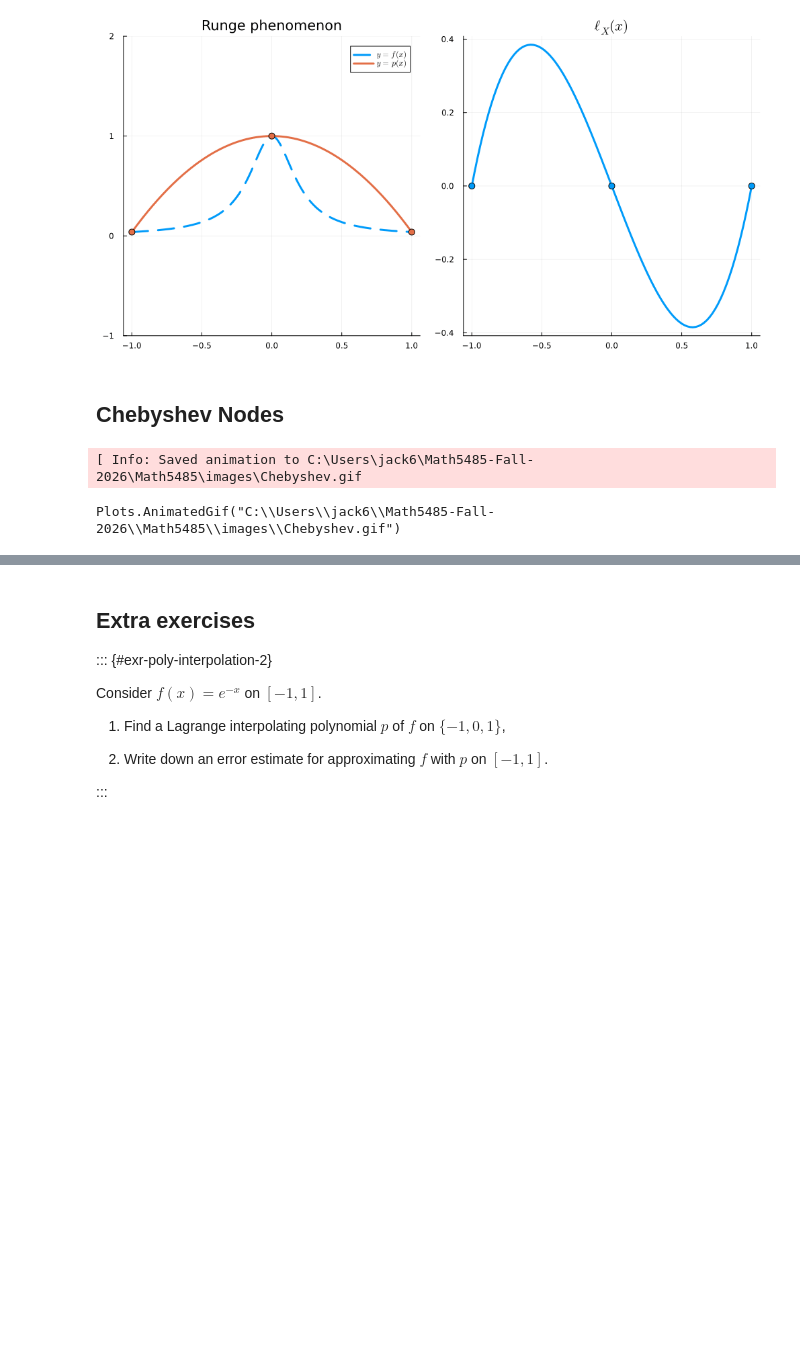
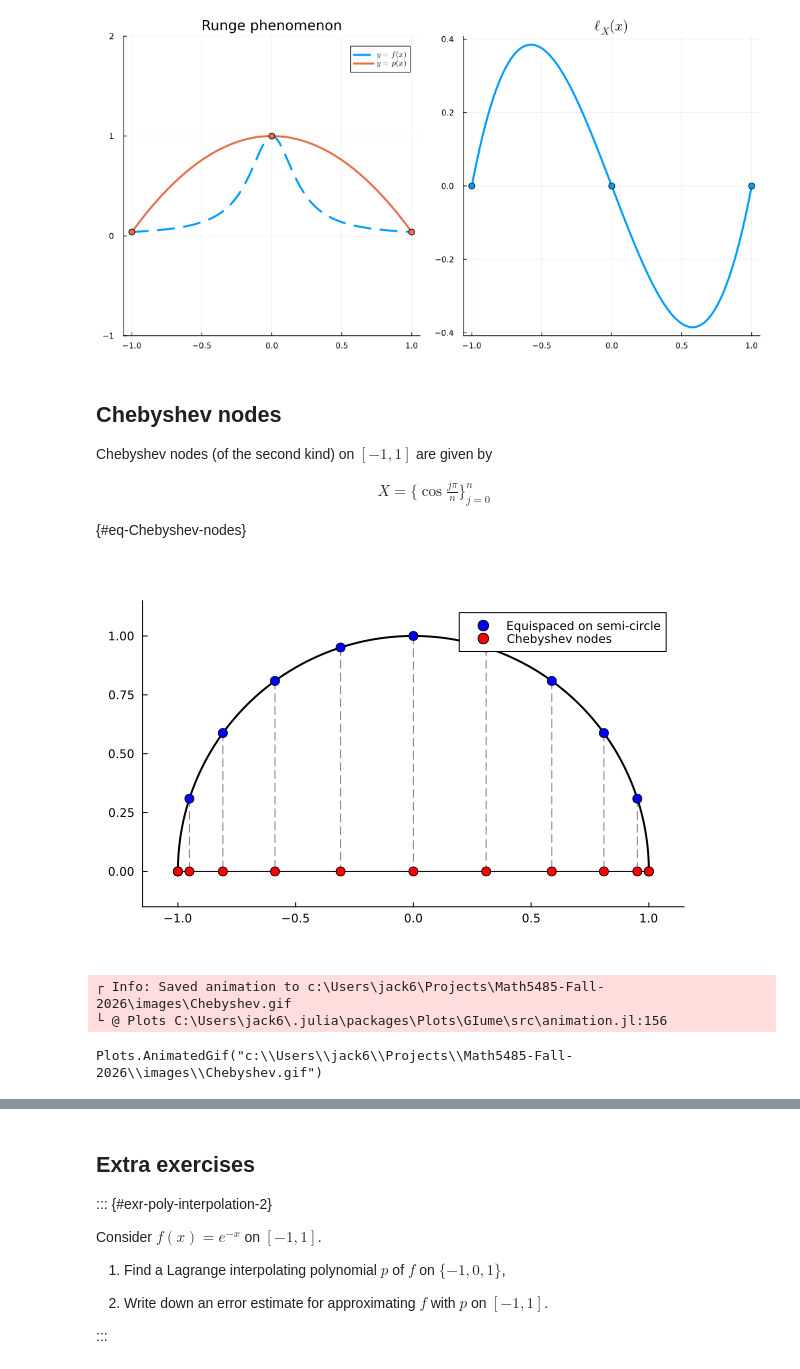
Before and after one commit to jackrthomas/Math5485, a Jupyter notebook: lectures/L06.ipynb, the cells around one changed output, grey strips where cells are left out. Drawn from its saved outputs; the diff is of its cells as text; code cells hidden in the pictures; blank space fills up the shorter version.

```diff
--- a/lectures/L06.ipynb
+++ b/lectures/L06.ipynb
@@ -288,7 +306,38 @@ Consider $f(x) = \frac{1}{1 + 25 x^2}$.
 # %% [markdown]
 ![Runge.gif](attachment:Runge.gif)
 # %% [markdown]
-## Chebyshev Nodes
+## Chebyshev nodes
+
+Chebyshev nodes (of the second kind) on $[-1,1]$ are given by
+
+$$
+\begin{align}
+    X = \Big\{ \cos \frac{j\pi}{n} \Big\}_{j=0}^n
+\end{align}
+$$ {#eq-Chebyshev-nodes}
+# %%
+n = 10
+θ = range(0, π, length=n+1)
+px, py = cos.(θ), sin.(θ)
+
+t = range(0, π, length=400)
+plt = plot(cos.(t), sin.(t);  lw = 2, color = :black, label = "",
+        aspect_ratio = :equal, legend = :topright,
+        xlims = (-1.15, 1.15), ylims = (-0.15, 1.15), grid = false)
+plot!(plt, [-1, 1], [0, 0], color = :black, lw = 1, label = "")
+
+for j in eachindex(px)
+    plot!(plt, [px[j], px[j]], [py[j], 0];
+        ls = :dash, color = :gray, label = "")
+end
+
+scatter!(plt, px, py;
+    ms = 5, color = :blue, label = "Equispaced on semi-circle")
+
+scatter!(plt, px, zeros(length(px));
+    ms = 5, color = :red, label = "Chebyshev nodes")
+# %% [output]
+[figure, added]
 # %%
 # | include: false
 
@@ -303,24 +352,27 @@ anim = @animate for n ∈ 2:N
 
     p = fit(ChebyshevT, x, y)
 
-    plt1 = plot(f₃, -1, 1, label=L"y = f(x)", lw = 3, linestyle = :dash, title = "Chebyshev Interpolation")
-    plot!(plt1, p, -1, 1, label=L"y = p(x)", lw = 3 )
-    scatter!(plt1, [x], [y], primary = false, ylims=(-.1,1.1), markersize = 5)
+    plt1 = plot(f₃, -1, 1;
+            label=L"y = f(x)", lw = 3, linestyle = :dash, title = "Chebyshev Interpolation")
+    plot!(plt1, p, -1, 1;
+            label=L"y = p(x)", lw = 3 )
+    scatter!(plt1, [x], [y];
+            primary = false, ylims=(-.1,1.1), markersize = 5)
 
     ℓ = fromroots( x )
-    plt2 = plot(ℓ, -1, 1, title=L"\ell_X(x)", legend = false, lw = 3)
-    scatter!(plt2, [x], [zeros(n)], primary = false, markersize = 5)
+    plt2 = plot(ℓ, -1, 1;
+            title=L"\ell_X(x)", legend = false, lw = 3)
+    scatter!(plt2, [x], [zeros(n)];
+            primary = false, markersize = 5)
 
-    hline!(plt2, [2.0^(1-n), -2.0^(1-n)], linestyle=:dash )
-
-    plot( plt1, plt2, size=(1000, 500))
-
+    hline!(plt2, [2.0^(1-n), -2.0^(1-n)]; linestyle=:dash )
+    plot( plt1, plt2; size=(1000, 500))
     err[n] = maximum( @. abs( p(egrid) - f₃(egrid) ) )
-
 end
 
 gif(anim, "../images/Chebyshev.gif", fps = 1)
 # %% [output]
-[ Info: Saved animation to C:\Users\jack6\Math5485-Fall-2026\Math5485\images\Chebyshev.gif
+┌ Info: Saved animation to c:\Users\jack6\Projects\Math5485-Fall-2026\images\Chebyshev.gif
+└ @ Plots C:\Users\jack6\.julia\packages\Plots\GIume\src\animation.jl:156
-Plots.AnimatedGif("C:\\Users\\jack6\\Math5485-Fall-2026\\Math5485\\images\\Chebyshev.gif")
+Plots.AnimatedGif("c:\\Users\\jack6\\Projects\\Math5485-Fall-2026\\images\\Chebyshev.gif")
 # %%
```
Also changed, not shown: parts of 15 cells of this notebook, 34 other files.
